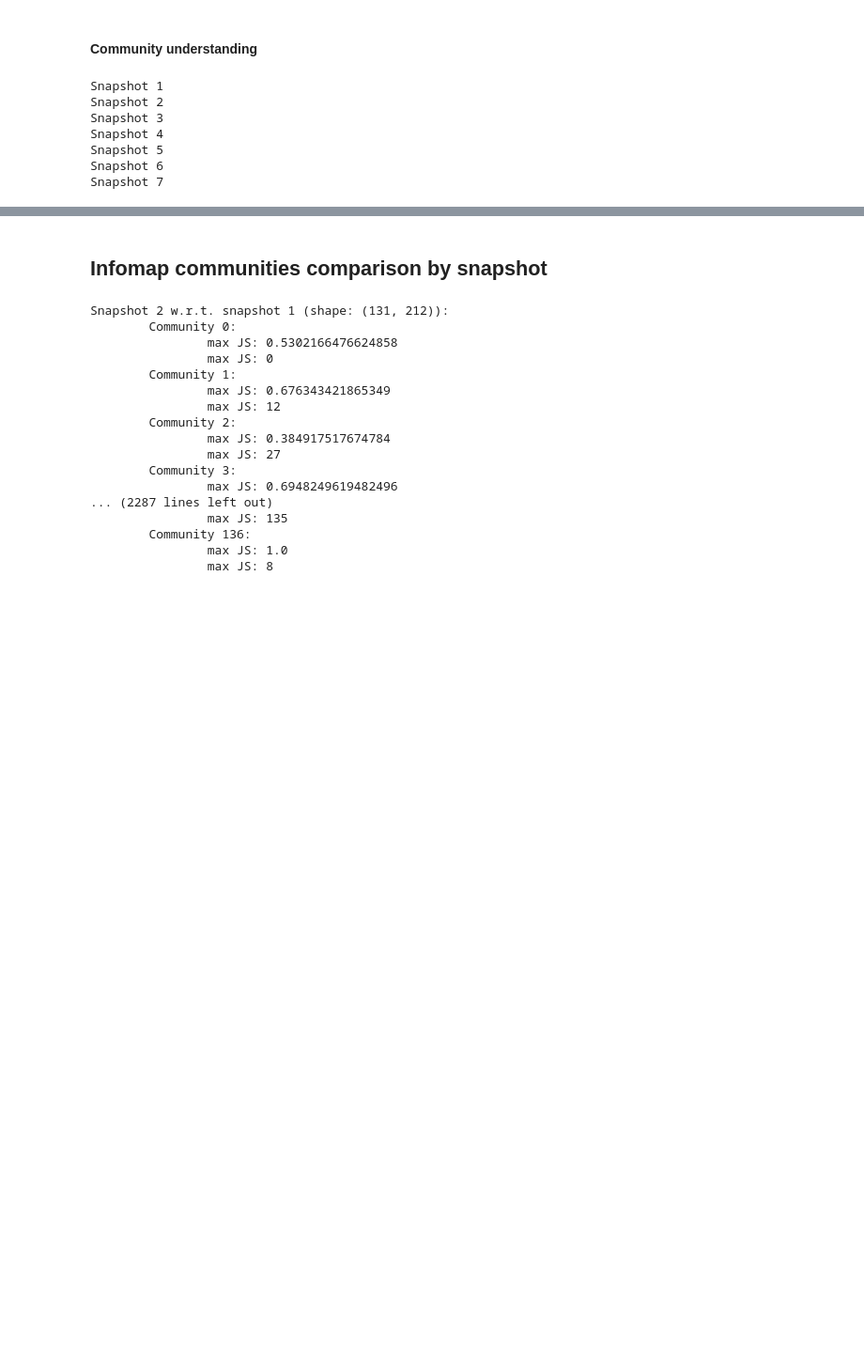
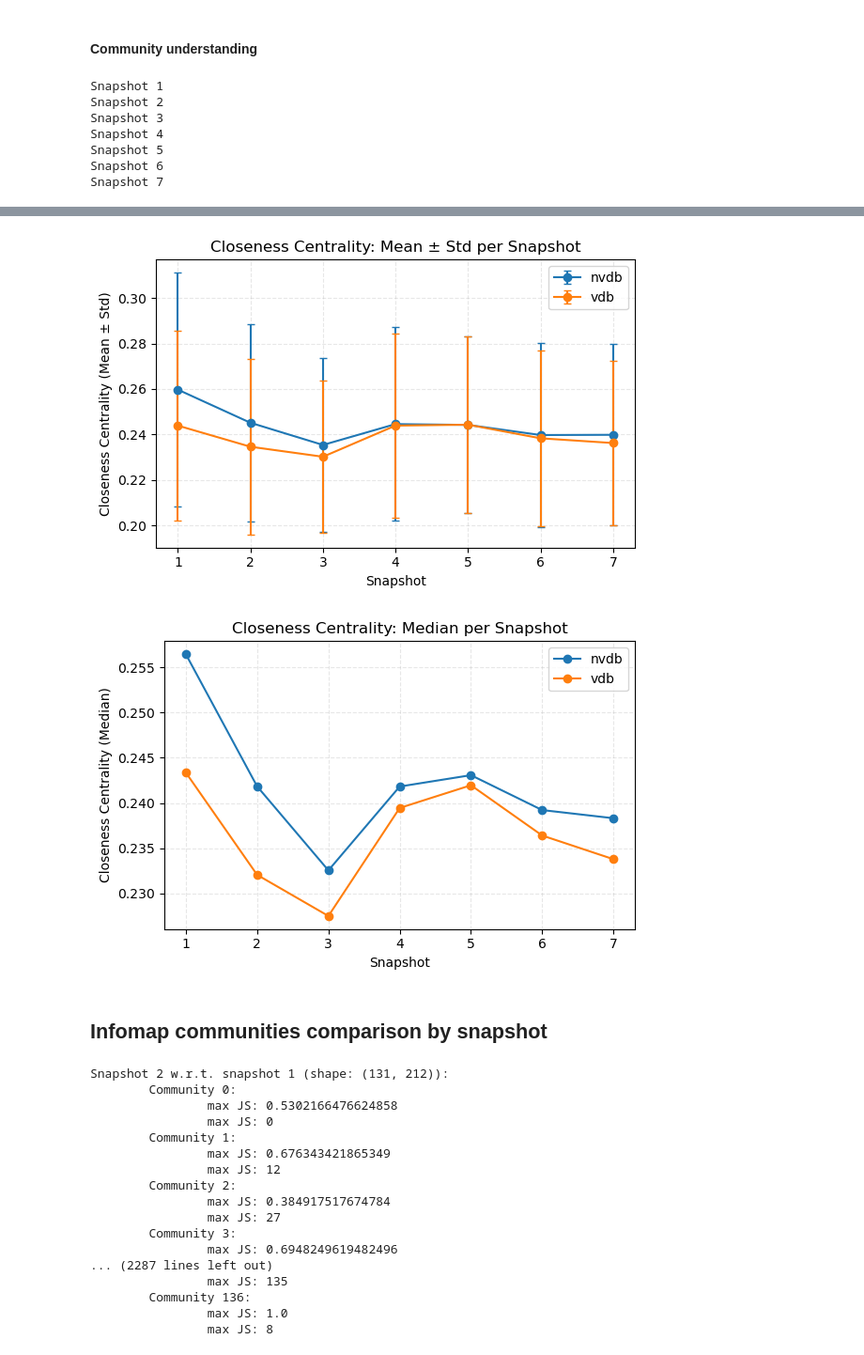
Before and after one commit to ChefBB/acn_project, a Jupyter notebook: dynet/RQ2.ipynb, the cells around one changed output, grey strips where cells are left out. Shown at 94% size. Cells and saved outputs as stored; diff of their text form; code cells hidden in the pictures; blank space fills up the shorter version.

```diff
--- a/dynet/RQ2.ipynb
+++ b/dynet/RQ2.ipynb
@@ -1482,7 +1662,7 @@ for i in range(1, 8):
     centroids.append(list())
 
     for com in part:
-        centroids[-1].append(topk_central_nodes_eigen(g, com, 10))
+        centroids[-1].append(topk_central_nodes_closeness(g, com, -1))
 # %% [output]
 Snapshot 1
 Snapshot 2
@@ -1492,5 +1672,8 @@ Snapshot 5
 Snapshot 6
 Snapshot 7
 # %%
-centroids
+for i, snapshot in enumerate(centroids):
+    print(f'Snapshot {i}:')
+    for cluster in snapshot:
+        print(f'\t{cluster[:10]}')
 # %% [output]
@@ -1514,3 +1768,59 @@ centroids
+# %%
+import numpy as np
+import matplotlib.pyplot as plt
+
+# Example: closeness_nvdb and closeness_vdb are lists of lists, one per snapshot
+# closeness_nvdb = [[...], [...], ...]
+# closeness_vdb = [[...], [...], ...]
+
+snapshots = np.arange(1, len(closeness_nvdb) + 1)
+
+# ------------------------
+# Compute statistics
+# ------------------------
+def compute_stats(data):
+    means = [np.mean(snap) for snap in data]
+    stds  = [np.std(snap)  for snap in data]
+    medians = [np.median(snap) for snap in data]
+    return means, stds, medians
+
+nv_mean, nv_std, nv_median = compute_stats(closeness_nvdb)
+v_mean, v_std, v_median = compute_stats(closeness_vdb)
+
+# ------------------------
+# Plot Mean ± Std
+# ------------------------
+plt.figure(figsize=(6, 4))
+plt.errorbar(snapshots, nv_mean, yerr=nv_std, label="nvdb", marker='o', capsize=3)
+plt.errorbar(snapshots, v_mean,  yerr=v_std, label="vdb", marker='o', capsize=3)
+
+plt.title("Closeness Centrality: Mean ± Std per Snapshot")
+plt.xlabel("Snapshot")
+plt.ylabel("Closeness Centrality (Mean ± Std)")
+plt.xticks(snapshots)
+plt.legend()
+plt.grid(True, alpha=0.3, linestyle='--')
+plt.tight_layout()
+plt.show()
+
+# ------------------------
+# Plot Median
+# ------------------------
+plt.figure(figsize=(6, 4))
+plt.plot(snapshots, nv_median, label="nvdb", marker='o')
+plt.plot(snapshots, v_median,  label="vdb", marker='o')
+
+plt.title("Closeness Centrality: Median per Snapshot")
+plt.xlabel("Snapshot")
+plt.ylabel("Closeness Centrality (Median)")
+plt.xticks(snapshots)
+plt.legend()
+plt.grid(True, alpha=0.3, linestyle='--')
+plt.tight_layout()
+plt.show()
+# %% [output]
+[figure, added]
+[figure, added]
 # %% [markdown]
 ## Infomap communities comparison by snapshot
 # %%
```
Also changed, not shown: parts of 22 cells of this notebook.
